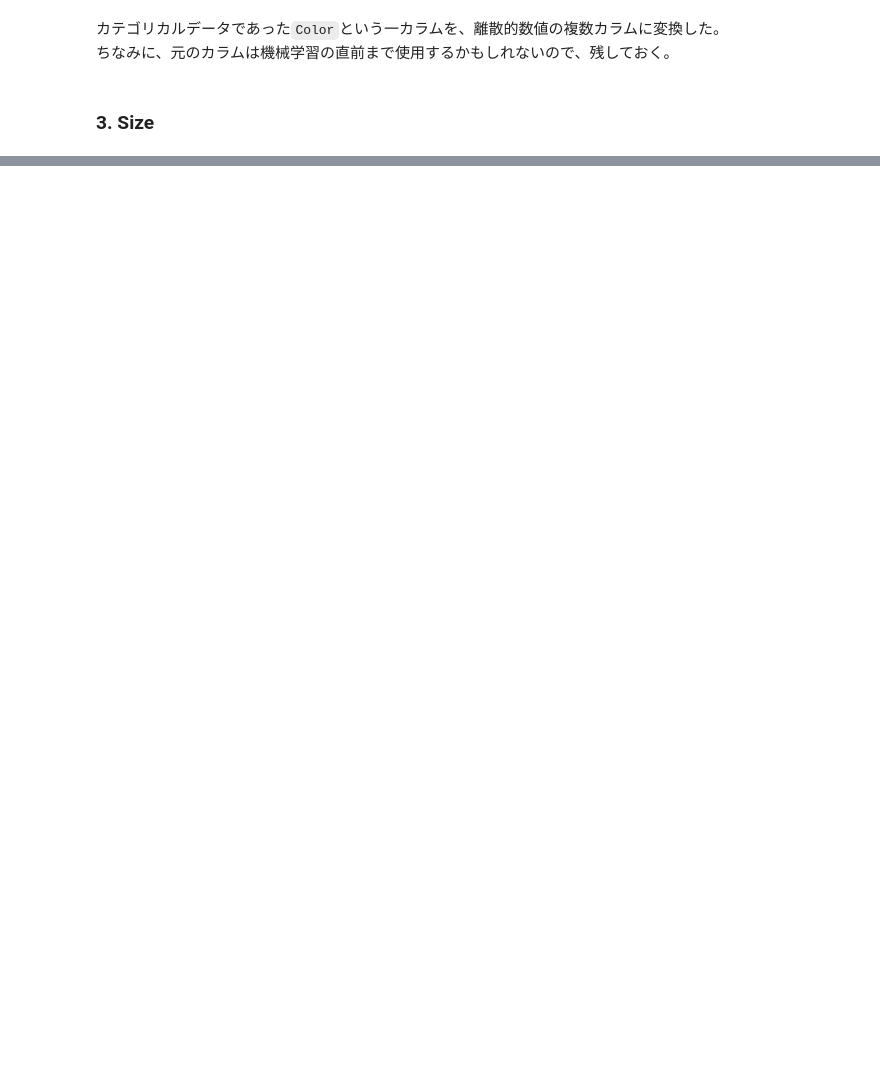
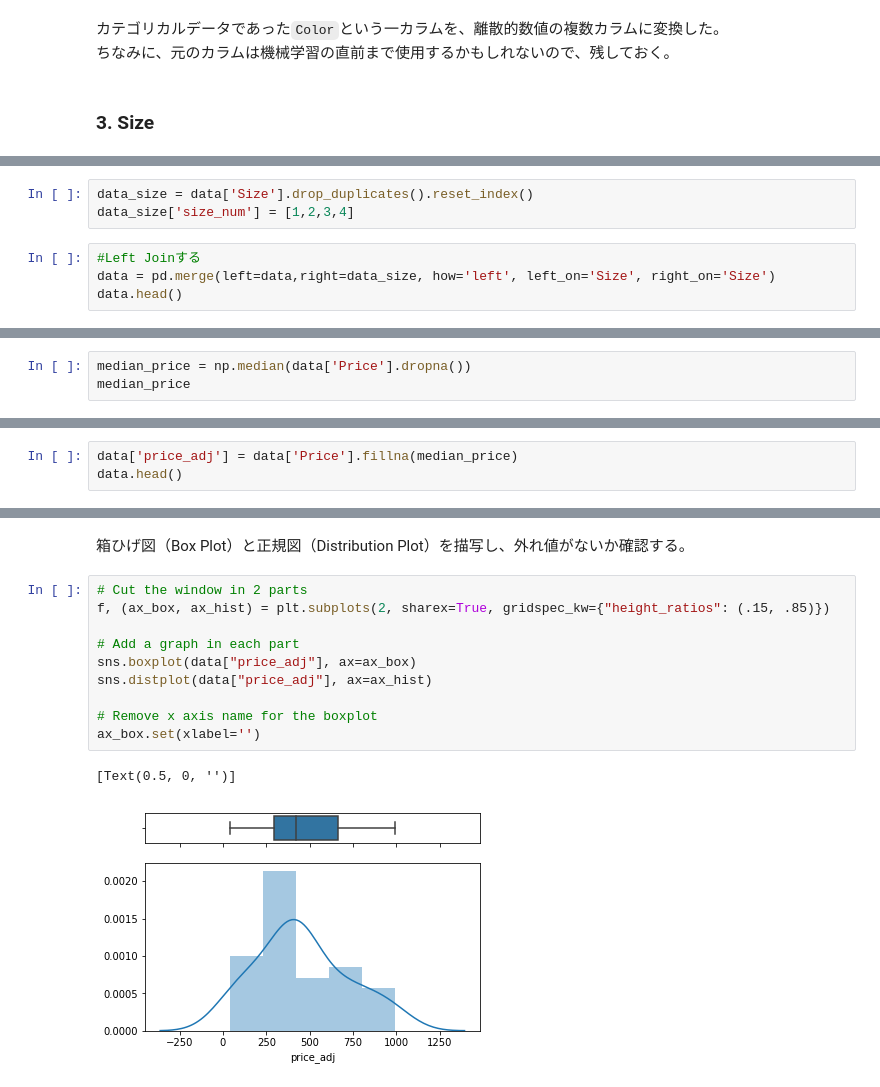
Before and after one commit to norifumi92/data_analysis_learning_module, a Jupyter notebook: Chapter2_データを読み解く_Part2/Chapter2.ipynb, the cells around one changed output, grey strips where cells are left out. Drawn from its saved outputs; the diff is of its cells as text; blank space fills up the shorter version.

Commit message:
Chapter2: processed Size and Price

```diff
--- a/Chapter2_データを読み解く_Part2/Chapter2.ipynb
+++ b/Chapter2_データを読み解く_Part2/Chapter2.ipynb
@@ -124,0 +130,7 @@ data.head()
+# %%
+data_size = data['Size'].drop_duplicates().reset_index()
+data_size['size_num'] = [1,2,3,4]
+# %%
+#Left Joinする
+data = pd.merge(left=data,right=data_size, how='left', left_on='Size', right_on='Size')
+data.head()
@@ -124,0 +159,3 @@ data.head()
+# %%
+median_price = np.median(data['Price'].dropna())
+median_price
@@ -124,0 +164,3 @@ data.head()
+# %%
+data['price_adj'] = data['Price'].fillna(median_price)
+data.head()
@@ -124,0 +174,15 @@ data.head()
+# %% [markdown]
+箱ひげ図（Box Plot）と正規図（Distribution Plot）を描写し、外れ値がないか確認する。
+# %%
+# Cut the window in 2 parts
+f, (ax_box, ax_hist) = plt.subplots(2, sharex=True, gridspec_kw={"height_ratios": (.15, .85)})
+
+# Add a graph in each part
+sns.boxplot(data["price_adj"], ax=ax_box)
+sns.distplot(data["price_adj"], ax=ax_hist)
+
+# Remove x axis name for the boxplot
+ax_box.set(xlabel='')
+# %% [output]
+[Text(0.5, 0, '')]
+[figure, added]
```
Also changed, not shown: parts of 10 cells of this notebook, 4 other files.
